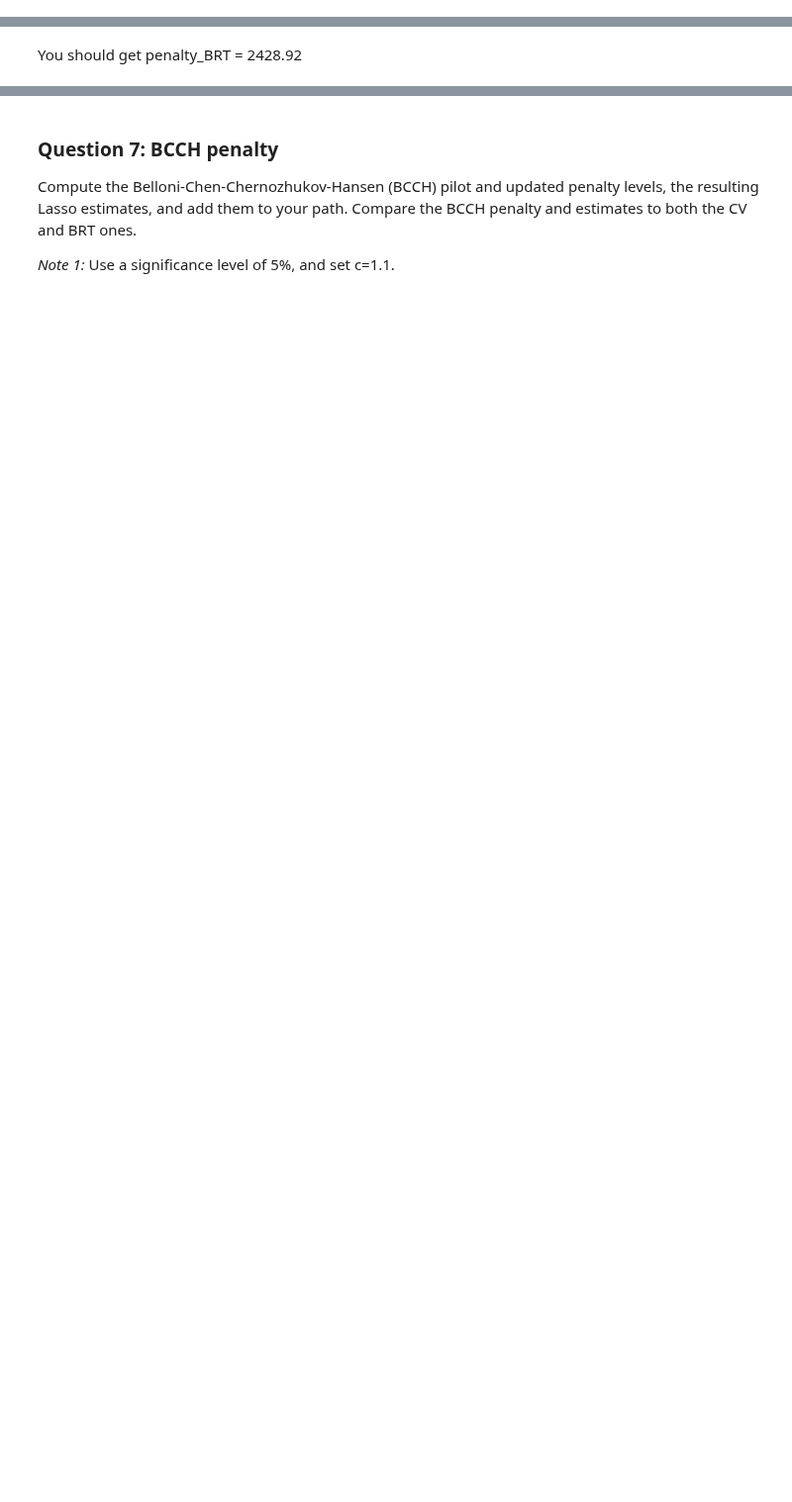
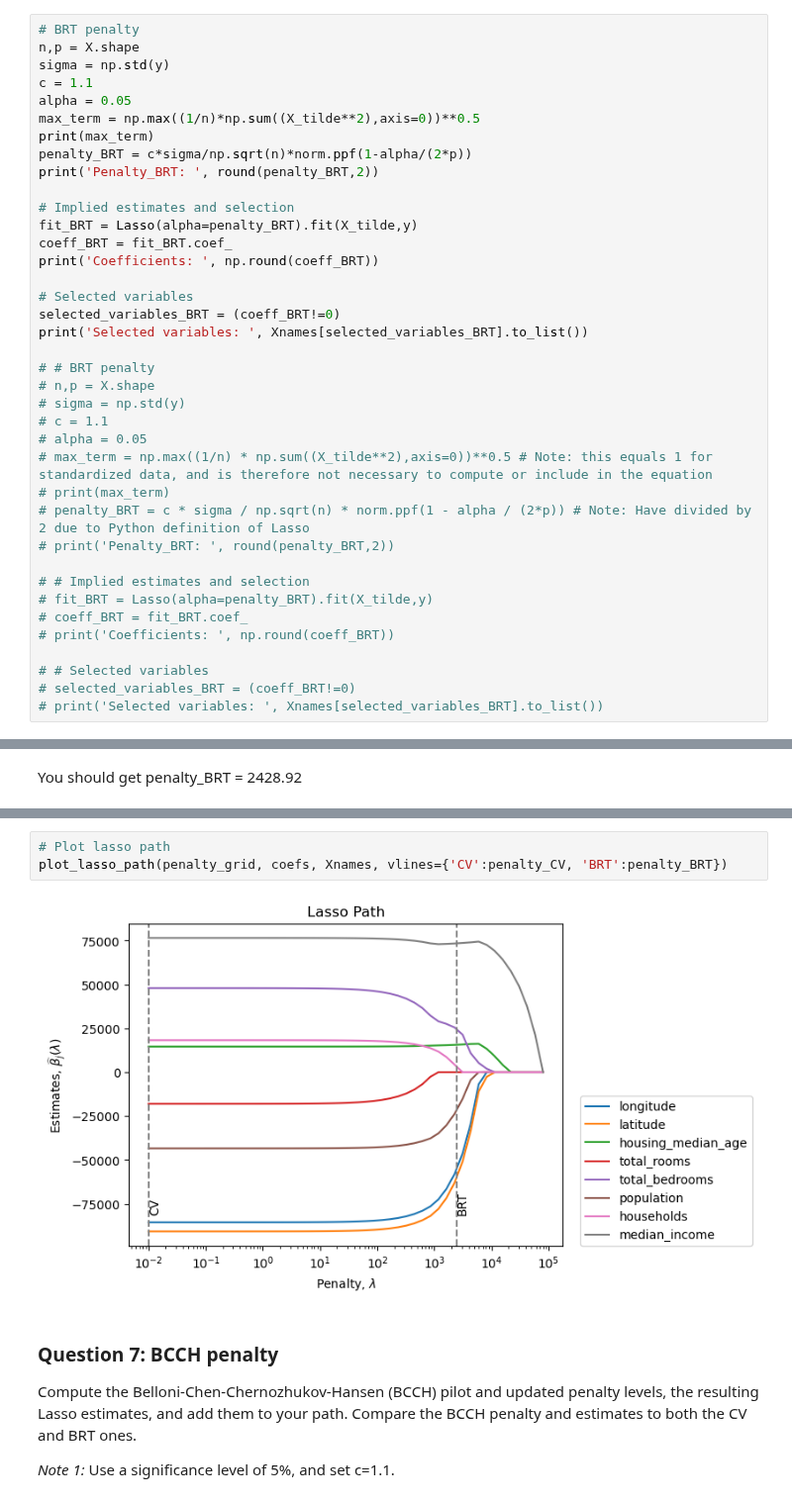
Before and after one commit to jhvander/Uni, a Jupyter notebook: 11. Sem/AME/Exercices/4.Week/w4_ex_ante.ipynb, the cells around one changed output, grey strips where cells are left out. Shown at 99% size. Drawn from its saved outputs; the diff is of its cells as text; blank space fills up the shorter version.

```diff
--- a/11. Sem/AME/Exercices/4.Week/w4_ex_ante.ipynb
+++ b/11. Sem/AME/Exercices/4.Week/w4_ex_ante.ipynb
@@ -356,0 +361,38 @@ print('Selected variables: ', Xnames[selected_variables_BRT].to_list())
+# %%
+# BRT penalty
+n,p = X.shape
+sigma = np.std(y)
+c = 1.1
+alpha = 0.05
+max_term = np.max((1/n)*np.sum((X_tilde**2),axis=0))**0.5
+print(max_term)
+penalty_BRT = c*sigma/np.sqrt(n)*norm.ppf(1-alpha/(2*p))
+print('Penalty_BRT: ', round(penalty_BRT,2))
+
+# Implied estimates and selection
+fit_BRT = Lasso(alpha=penalty_BRT).fit(X_tilde,y)
+coeff_BRT = fit_BRT.coef_
+print('Coefficients: ', np.round(coeff_BRT))
+
+# Selected variables
+selected_variables_BRT = (coeff_BRT!=0)
+print('Selected variables: ', Xnames[selected_variables_BRT].to_list())
+
+# # BRT penalty
+# n,p = X.shape
+# sigma = np.std(y)
+# c = 1.1
+# alpha = 0.05
+# max_term = np.max((1/n) * np.sum((X_tilde**2),axis=0))**0.5 # Note: this equals 1 for standardized data, and is therefore not necessary to compute or include in the equation
+# print(max_term)
+# penalty_BRT = c * sigma / np.sqrt(n) * norm.ppf(1 - alpha / (2*p)) # Note: Have divided by 2 due to Python definition of Lasso
+# print('Penalty_BRT: ', round(penalty_BRT,2))
+
+# # Implied estimates and selection
+# fit_BRT = Lasso(alpha=penalty_BRT).fit(X_tilde,y)
+# coeff_BRT = fit_BRT.coef_
+# print('Coefficients: ', np.round(coeff_BRT))
+
+# # Selected variables
+# selected_variables_BRT = (coeff_BRT!=0)
+# print('Selected variables: ', Xnames[selected_variables_BRT].to_list())
@@ -362,3 +406,8 @@ You should get penalty_BRT = 2428.92
+# %%
+# Plot lasso path
+plot_lasso_path(penalty_grid, coefs, Xnames, vlines={'CV':penalty_CV, 'BRT':penalty_BRT})
+# %% [output]
+[figure, added]
 # %% [markdown]
 ### Question 7: BCCH penalty
  Compute the Belloni-Chen-Chernozhukov-Hansen (BCCH) pilot and updated penalty levels, the resulting Lasso estimates, and add them to your path. Compare
```
Also changed, not shown: parts of 15 cells of this notebook.
